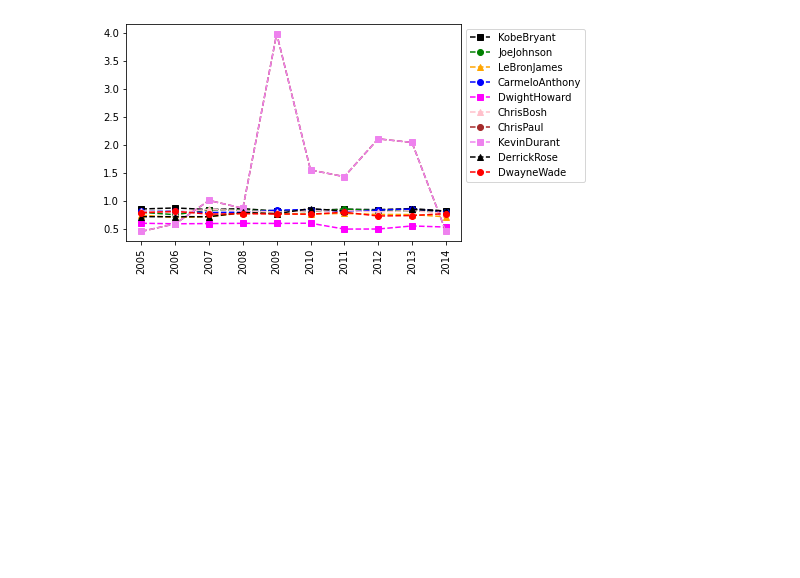
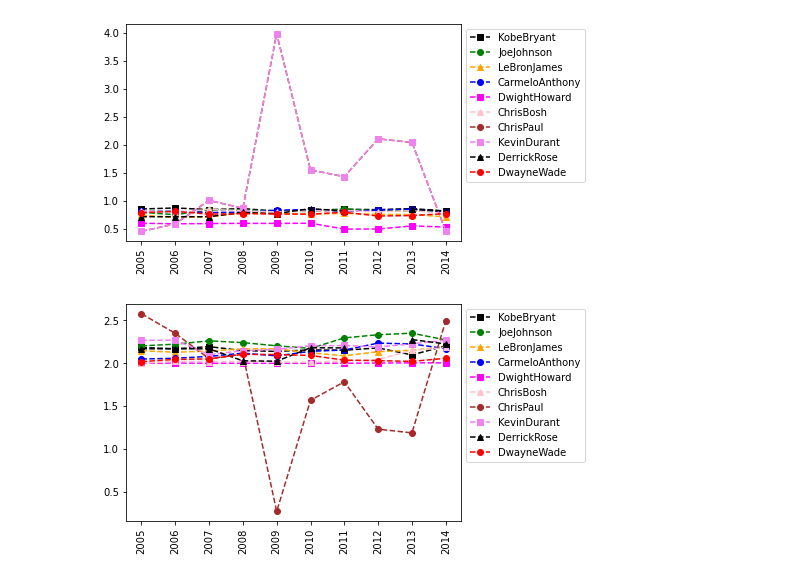
Before and after one commit to lazycoder181/JupyterNotebook, a Jupyter notebook: Basketball_homework.ipynb, the cells around one changed output. Cells and saved outputs as stored; diff of their text form; code cells hidden in the pictures; blank space fills up the shorter version.

Commit message:
Updated player playing style graph

```diff
--- a/Basketball_homework.ipynb
+++ b/Basketball_homework.ipynb
@@ -131,4 +131,6 @@ DwayneWade_PTS = [2040,1397,1254,2386,2045,1941,1082,1463,1028,1331]
 Points = np.array([KobeBryant_PTS, JoeJohnson_PTS, LeBronJames_PTS, CarmeloAnthony_PTS, DwightHoward_PTS, ChrisBosh_PTS, ChrisPaul_PTS, KevinDurant_PTS, DerrickRose_PTS, DwayneWade_PTS])
 # %%
 #Player playing style excluding free throws
-create_plot((Points-free_throws)/)
+create_plot((Points-free_throws)/FieldGoals)
+# %% [output]
+[figure, added]
```
